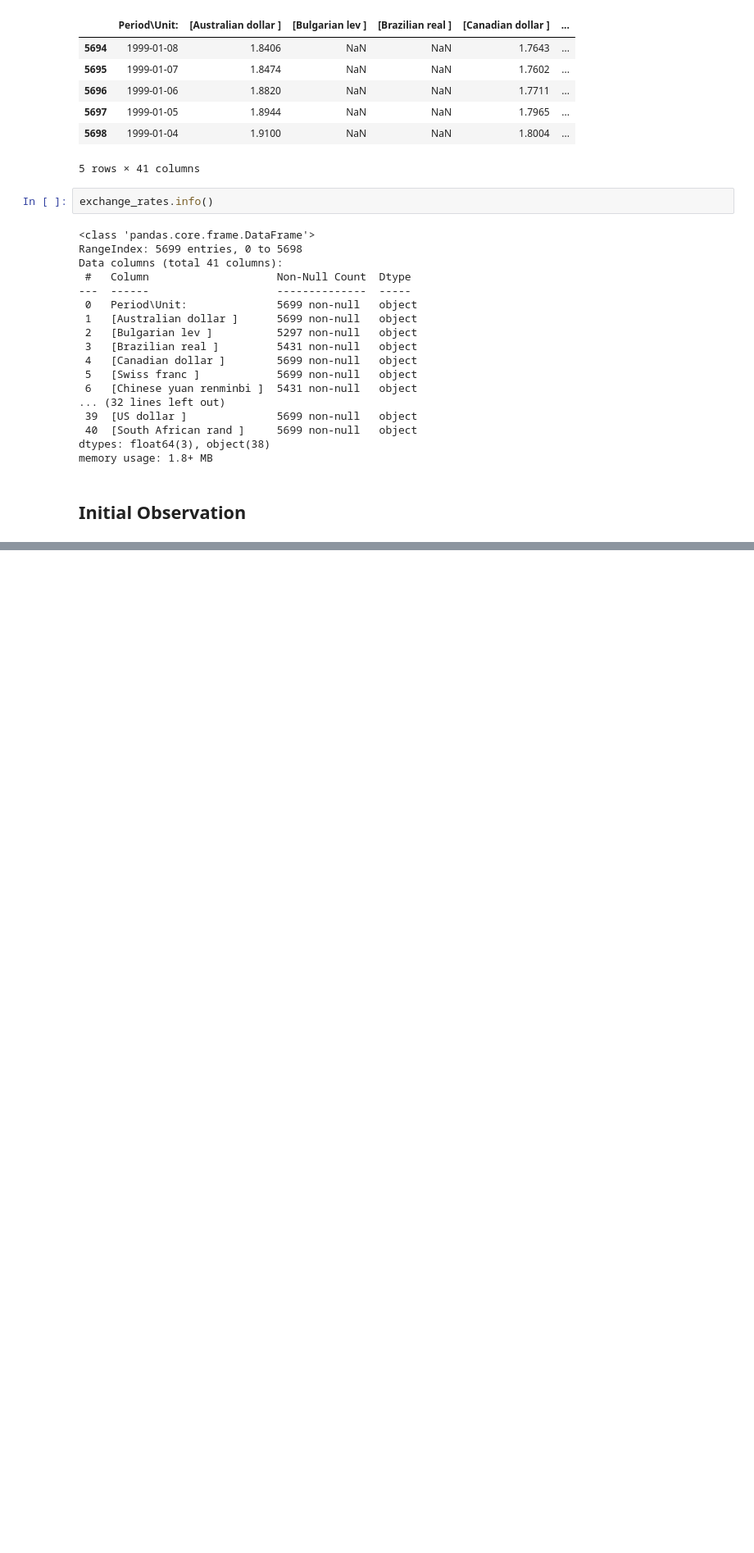
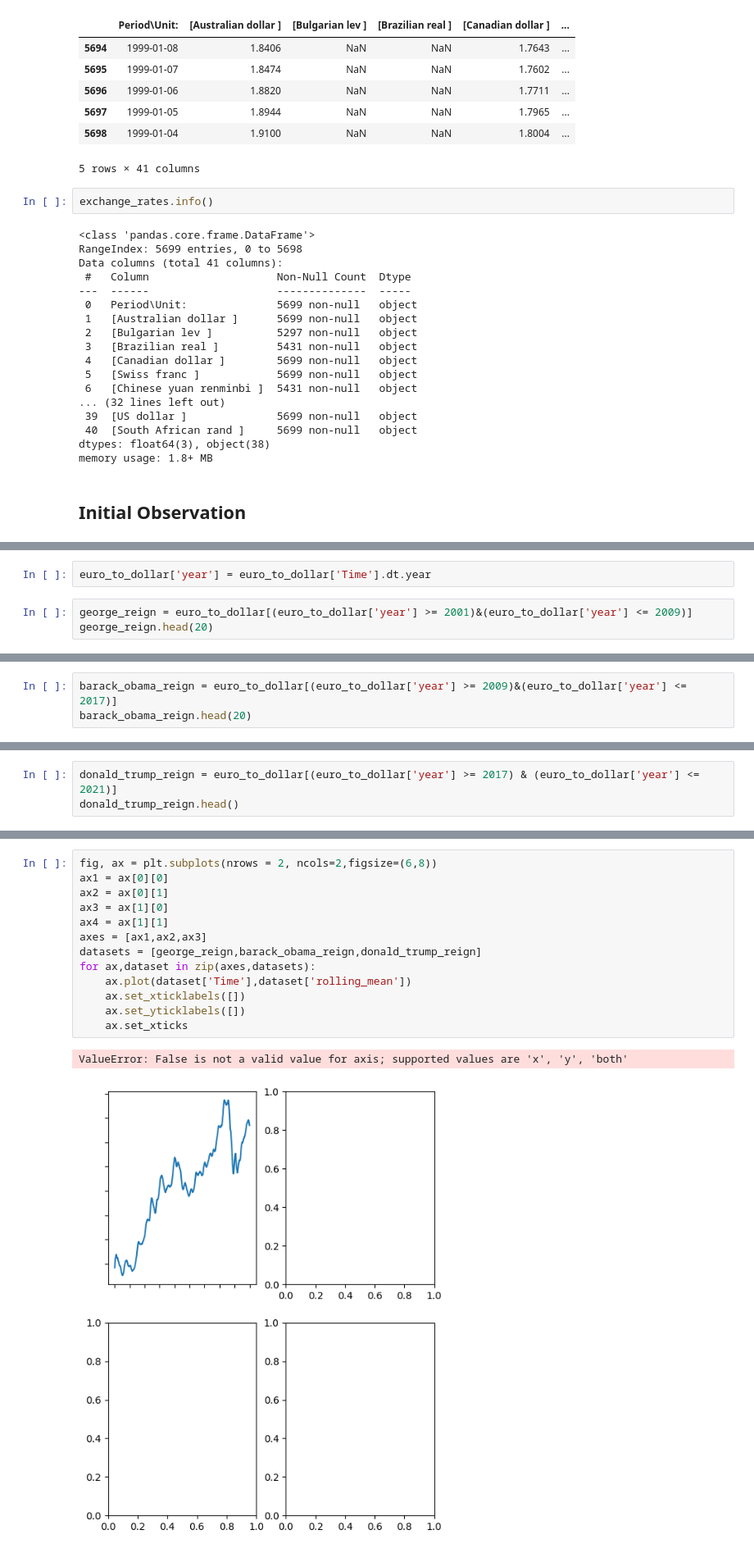
Before and after one commit to brandontanyu/ExchangeRate_Story_Telling_DataVisualization, a Jupyter notebook: Basics.ipynb, the cells around one changed output, grey strips where cells are left out. Shown: that part at 82% size. Drawn from its saved outputs; the diff is of its cells as text; blank space fills up the shorter version.

```diff
--- a/Basics.ipynb
+++ b/Basics.ipynb
@@ -64,0 +146,5 @@ This working data set has size (5699 * 41)
+# %%
+euro_to_dollar['year'] = euro_to_dollar['Time'].dt.year
+# %%
+george_reign = euro_to_dollar[(euro_to_dollar['year'] >= 2001)&(euro_to_dollar['year'] <= 2009)]
+george_reign.head(20)
@@ -64,0 +169,3 @@ This working data set has size (5699 * 41)
+# %%
+barack_obama_reign = euro_to_dollar[(euro_to_dollar['year'] >= 2009)&(euro_to_dollar['year'] <= 2017)]
+barack_obama_reign.head(20)
@@ -64,0 +190,3 @@ This working data set has size (5699 * 41)
+# %%
+donald_trump_reign = euro_to_dollar[(euro_to_dollar['year'] >= 2017) & (euro_to_dollar['year'] <= 2021)]
+donald_trump_reign.head()
@@ -64,0 +214,16 @@ This working data set has size (5699 * 41)
+# %%
+fig, ax = plt.subplots(nrows = 2, ncols=2,figsize=(6,8))
+ax1 = ax[0][0]
+ax2 = ax[0][1]
+ax3 = ax[1][0]
+ax4 = ax[1][1]
+axes = [ax1,ax2,ax3]
+datasets = [george_reign,barack_obama_reign,donald_trump_reign]
+for ax,dataset in zip(axes,datasets):
+    ax.plot(dataset['Time'],dataset['rolling_mean'])
+    ax.set_xticklabels([])
+    ax.set_yticklabels([])
+    ax.set_xticks
+# %% [output]
+ValueError: False is not a valid value for axis; supported values are 'x', 'y', 'both'
+[figure, added]
```
Also changed, not shown: parts of 22 cells of this notebook.
